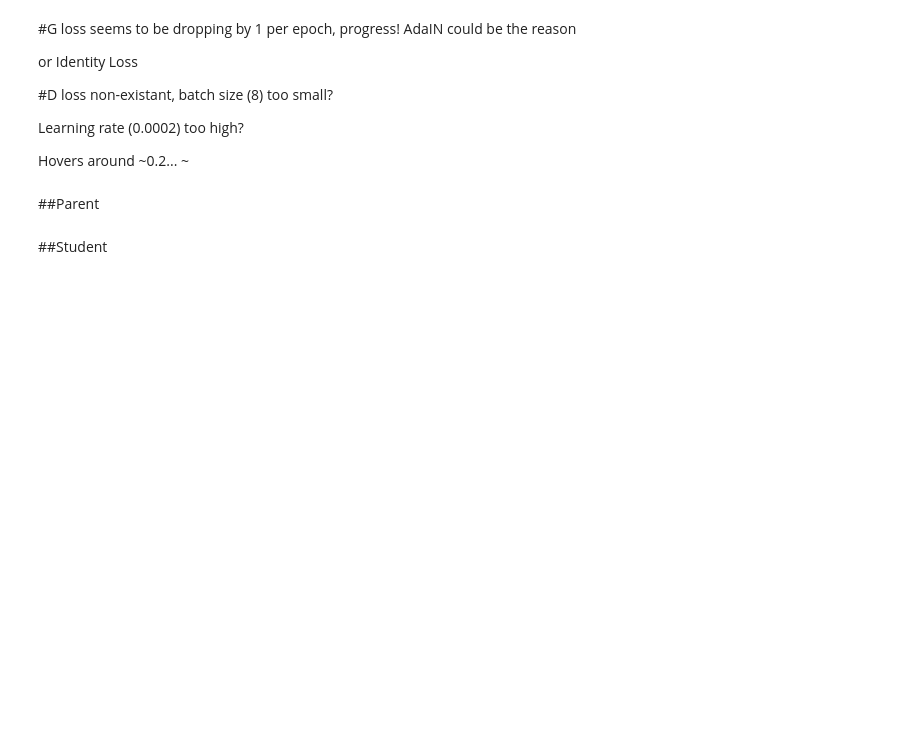
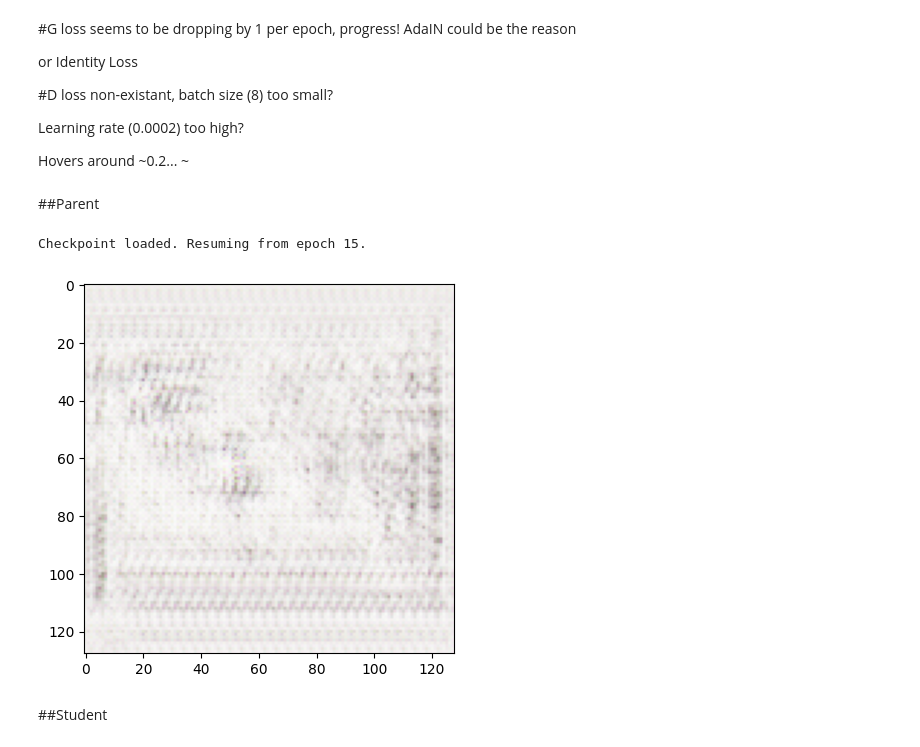
Before and after one commit to AbidHasan04/Pencilmenship, a Jupyter notebook: cycleGANStudentandAdaIN.ipynb, the cells around one changed output. Drawn from its saved outputs; the diff is of its cells as text; code cells hidden in the pictures; blank space fills up the shorter version.

```diff
--- a/cycleGANStudentandAdaIN.ipynb
+++ b/cycleGANStudentandAdaIN.ipynb
@@ -109,7 +109,7 @@ dataset = ImageFullDataset(root_dir="/content/danbooru-sketch-pair-128x", transf
 dataloader = DataLoader(dataset, batch_size= 64, shuffle=True)
 # %%
 class ImageFullDataset(Dataset):
-    def __init__(self, root_dir, transform=None, dirs=['0001', '0002', '0006', '0007', '0008', '0009', '0010']):
+    def __init__(self, root_dir, transform=None, dirs=['0001', '0002', '0006', '0007', '0008', '0009', '0010', '0011', '0012', '0013', '0014']):
         self.root_dir = root_dir
         self.transform = transform
         self.dirs = dirs
@@ -374,24 +387,25 @@ class GeneratorStudent(nn.Module):
         return torch.tanh(self.lastBlock(x))
 # %%
 #device ='cpu'
-device = torch.device("cuda")
+device = torch.device("cpu")
 G = GeneratorTeach(3).to(device)
 G_sketch = GeneratorTeach(3).to(device)
 
 DA = Discriminator(3).to(device)
 DB = Discriminator(3).to(device)
 
-opt_G = optim.Adam(G.parameters(), lr=0.0008, betas=(0.5, 0.999))
-opt_G_sketch = optim.Adam(G_sketch.parameters(), lr=0.0008, betas=(0.5, 0.999))
+opt_G = optim.Adam(G.parameters(), lr=0.0005, betas=(0.5, 0.999))
+opt_G_sketch = optim.Adam(G_sketch.parameters(), lr=0.0005, betas=(0.5, 0.999))
 
-opt_DA = optim.Adam(DA.parameters(), lr=0.0008, betas=(0.5, 0.999))
-opt_DB = optim.Adam(DB.parameters(), lr=0.0008, betas=(0.5, 0.999))
+opt_DA = optim.Adam(DA.parameters(), lr=0.00015, betas=(0.5, 0.999))
+opt_DB = optim.Adam(DB.parameters(), lr=0.00015, betas=(0.5, 0.999))
 
-adversarial_loss = nn.MSELoss()
 
-cycle_loss = nn.L1Loss()
-identity_loss = nn.L1Loss()
-feature_matching_loss = nn.L1Loss()
+adversarial_loss = nn.BCEWithLogitsLoss()
+
+cycle_loss = nn.MSELoss()
+identity_loss = nn.MSELoss()
+feature_matching_loss = nn.MSELoss()
 # %%
 def save_checkpoint(epoch, G, G_sketch, DA, DB, opt_F, opt_G_sketch, opt_DA, opt_DB, path):
     checkpoint = {
@@ -414,7 +428,7 @@ def save_checkpoint(epoch, G, G_sketch, DA, DB, opt_F, opt_G_sketch, opt_DA, opt
 
 
 def load_checkpoint( G, G_sketch, DA, DB, opt_F, opt_G_sketch, opt_DA, opt_DB, path):
-    checkpoint = torch.load(path)
+    checkpoint = torch.load(path, map_location = torch.device('cpu'))
     G.load_state_dict(checkpoint['G_state_dict'])
     G_sketch.load_state_dict(checkpoint['G_sketch_state_dict'])
 
@@ -691,34 +714,37 @@ ep = load_checkpoint(G, G_sketch, DA, DB, opt_G, opt_G_sketch, opt_DA, opt_DB, "
 # %%
 
-start_epoch = load_checkpoint(G, G_sketch, DA, DB, opt_G, opt_G_sketch, opt_DA, opt_DB, "/content/drive/MyDrive/SavedEpochs/checkpoint_epoch_76.pth")
+start_epoch = load_checkpoint(G, G_sketch, DA, DB, opt_G, opt_G_sketch, opt_DA, opt_DB, "/content/drive/MyDrive/checkpoint_epoch_14.pth")
 
 def load_image(image_path, img_size=128):
     image = Image.open(image_path).convert("RGB")
     transform = transforms.Compose([
         transforms.Resize((img_size, img_size)),
         transforms.ToTensor(),
         transforms.Normalize(mean=[0.5, 0.5, 0.5], std=[0.5, 0.5, 0.5])
     ])
     return transform(image).unsqueeze(0)
 
 
 test_image_path = "/content/danbooru-sketch-pair-128x/color/src/0000/100000.png"
 test_image = load_image(test_image_path).to(device)
 
 
 test_image_path2 = "/content/danbooru-sketch-pair-128x/color/sketch/0000/1001000.png"
 test_image2 = load_image(test_image_path2).to(device)
 
 
 G.eval()  # evaluation mode
 with torch.no_grad():
     generated_image = G(test_image, test_image2)
 
 #
 generated_image = generated_image.squeeze().cpu().numpy().transpose(1, 2, 0)
 plt.imshow((generated_image + 1) / 2)  # [-1, 1] range to [0, 1]
 #plt.imshow(generated_image)
 plt.show()
+# %% [output]
+Checkpoint loaded. Resuming from epoch 15.
+[figure, added]
 # %% [markdown]
 ##Student
 # %%
```
Also changed, not shown: parts of 5 cells of this notebook.
